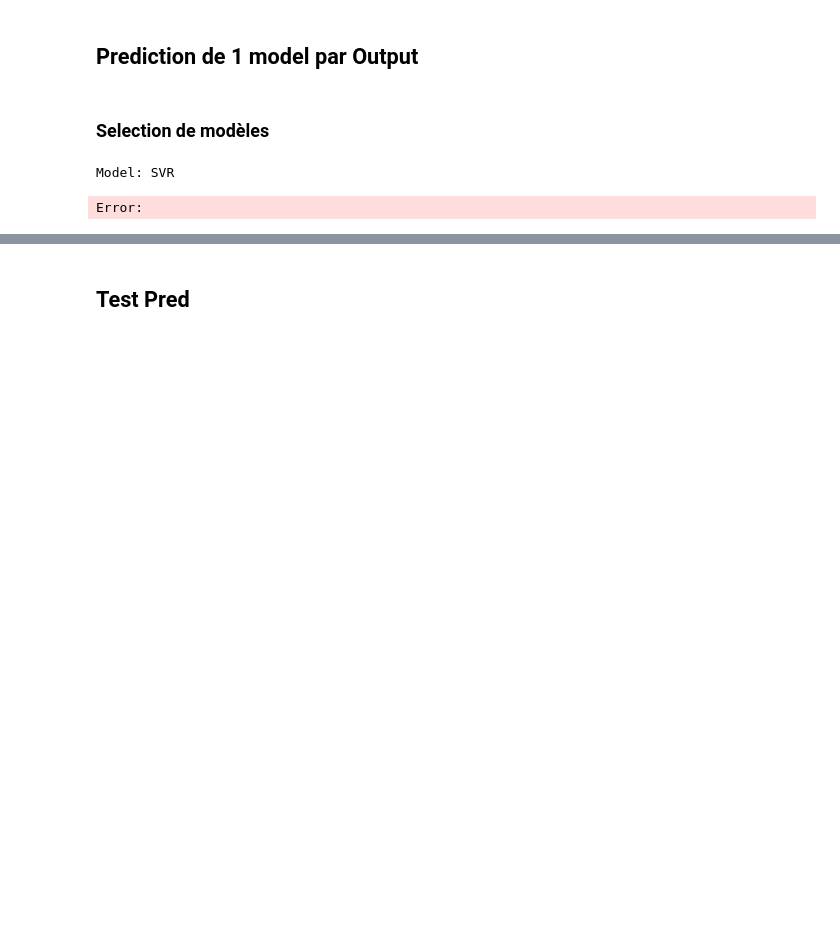
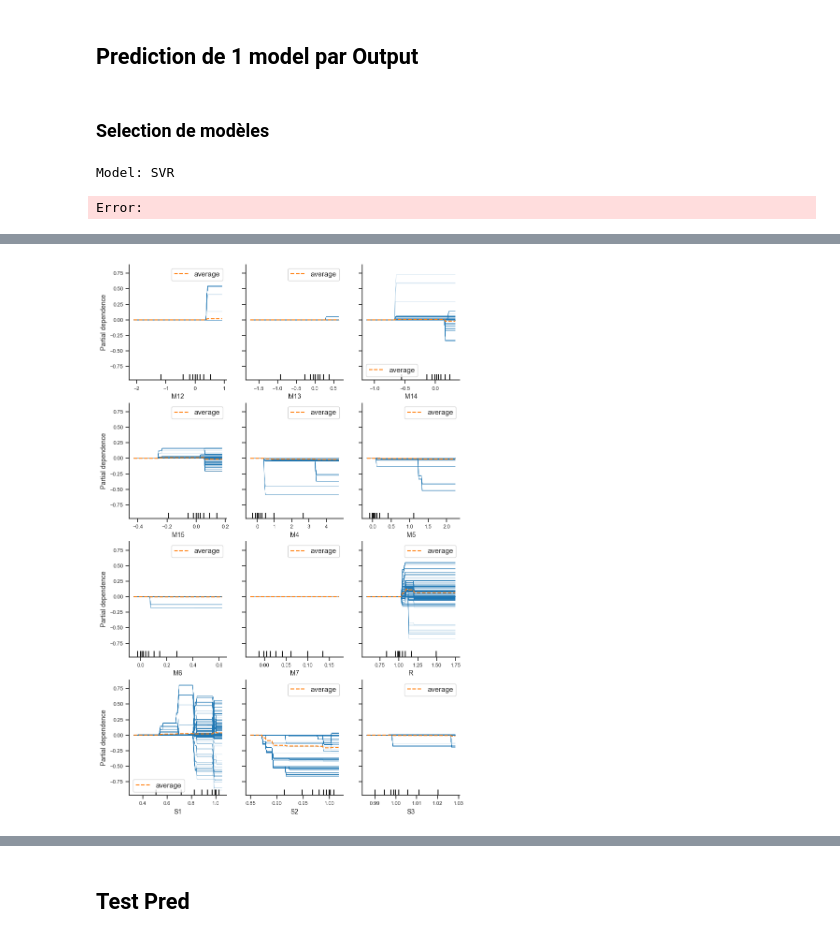
Before and after one commit to baptistedfr/Identification-Gaz-Toxiques-BERTIN, a Jupyter notebook: exemple.ipynb, the cells around one changed output, grey strips where cells are left out. Drawn from its saved outputs; the diff is of its cells as text; code cells hidden in the pictures; blank space fills up the shorter version.

```diff
--- a/exemple.ipynb
+++ b/exemple.ipynb
@@ -286,0 +420,21 @@ res.head(5)
+# %%
+params = {
+    "axes.labelsize":10,
+    "axes.titlesize":12,
+    "font.size":8,
+    "xtick.labelsize":8,
+    "ytick.labelsize":8,
+    'figure.figsize':[8,12]
+}
+plt.rcParams.update(params)
+PartialDependenceDisplay.from_estimator(model_rf, X_train.iloc[:10000, :],
+                                        [1,2,3,4,5,6,7,8,9,10,11,12],
+                                        feature_names=X_train.columns,
+                                        kind="both",
+                                        centered=True,
+                                        n_jobs=-2,
+                                        target=1)
+plt.tight_layout()
+plt.show()
+# %% [output]
+[figure, added]
```
Also changed, not shown: parts of 23 cells of this notebook.
